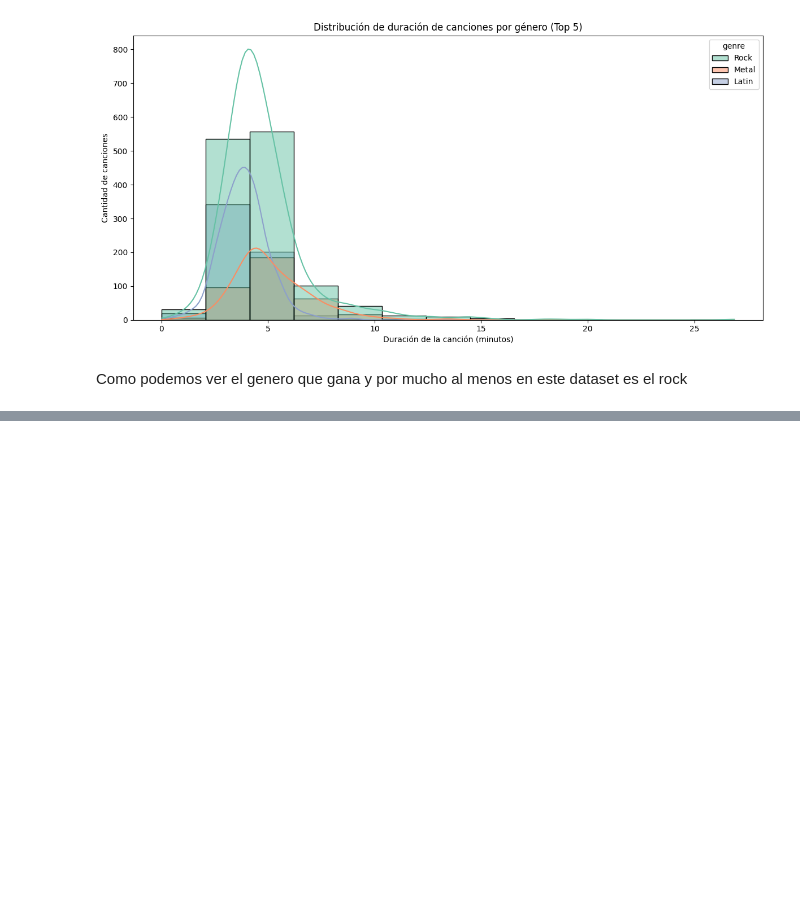
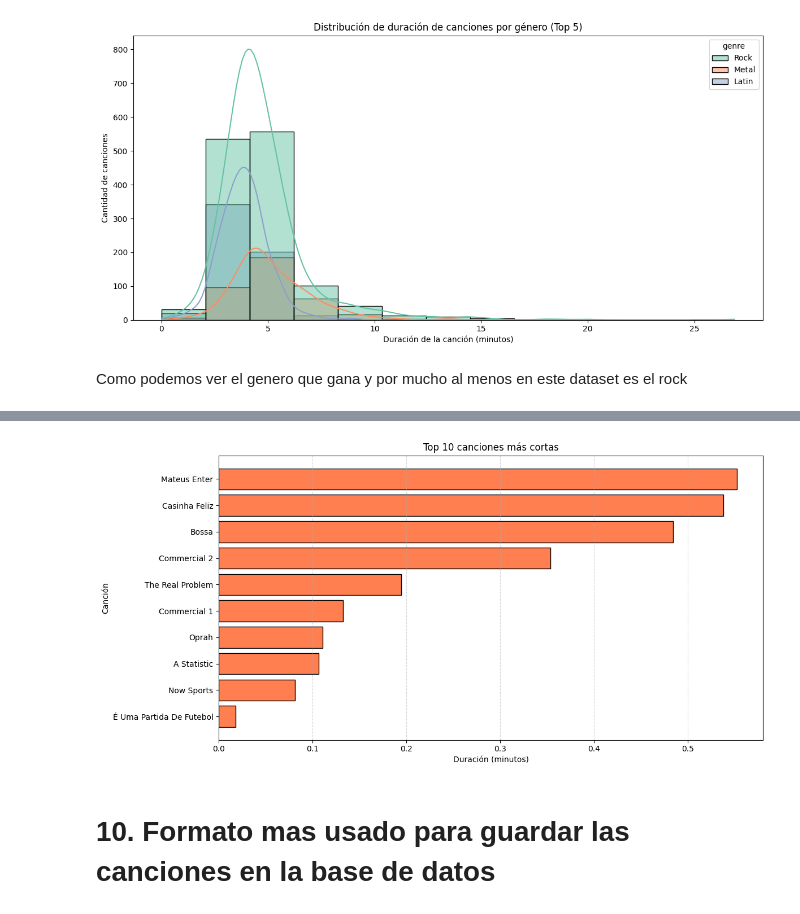
Before and after one commit to dantedrd/analisisdedatosactv4, a Jupyter notebook: analisismusicnotebook.ipynb, the cells around one changed output, grey strips where cells are left out. Cells and saved outputs as stored; diff of their text form; code cells hidden in the pictures; blank space fills up the shorter version.

Commit message:
Se crean las ultimas 5 graficas

```diff
--- a/analisismusicnotebook.ipynb
+++ b/analisismusicnotebook.ipynb
@@ -232,0 +349,37 @@ Como podemos ver el genero que gana y por mucho al menos en este dataset es el r
+# %%
+#Creamos el Query
+
+query = """
+SELECT t.Name AS track_name, t.Milliseconds
+FROM Track t
+JOIN Genre g ON t.GenreId = g.GenreId
+ORDER BY t.Milliseconds ASC
+LIMIT 10;
+"""
+
+# ejecutamos el query
+df = pd.read_sql(query, conexion)
+# %%
+# Debido que los minutos esta guardados en milisegundos los convertimos en minutos
+df["Minutes"] = df["Milliseconds"] / 60000
+
+# ahora ya con un nuevo campo definodo ordenamos por este
+df = df.sort_values(by="Minutes", ascending=True)
+
+# ahora si creamos la grafica
+plt.figure(figsize=(12, 6))
+plt.barh(df["track_name"], df["Minutes"], color="coral", edgecolor="black")
+
+
+plt.title("Top 10 canciones más cortas")
+plt.xlabel("Duración (minutos)")
+plt.ylabel("Canción")
+plt.tight_layout()
+plt.grid(axis='x', linestyle='--', alpha=0.5)
+
+
+plt.show()
+# %% [output]
+[figure, added]
+# %% [markdown]
+# **10. Formato mas usado para guardar las canciones en la base de datos**
```
Also changed, not shown: parts of 18 cells of this notebook.
